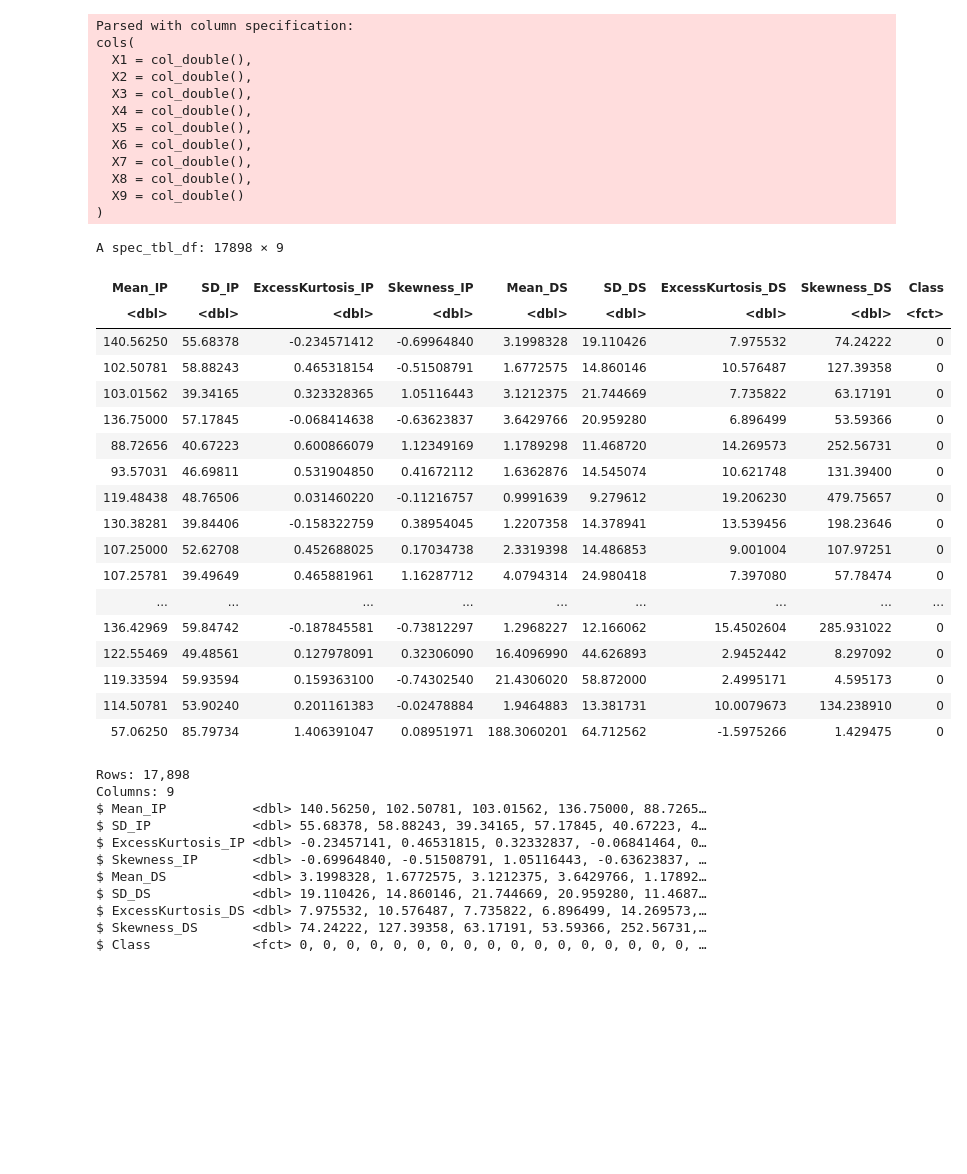
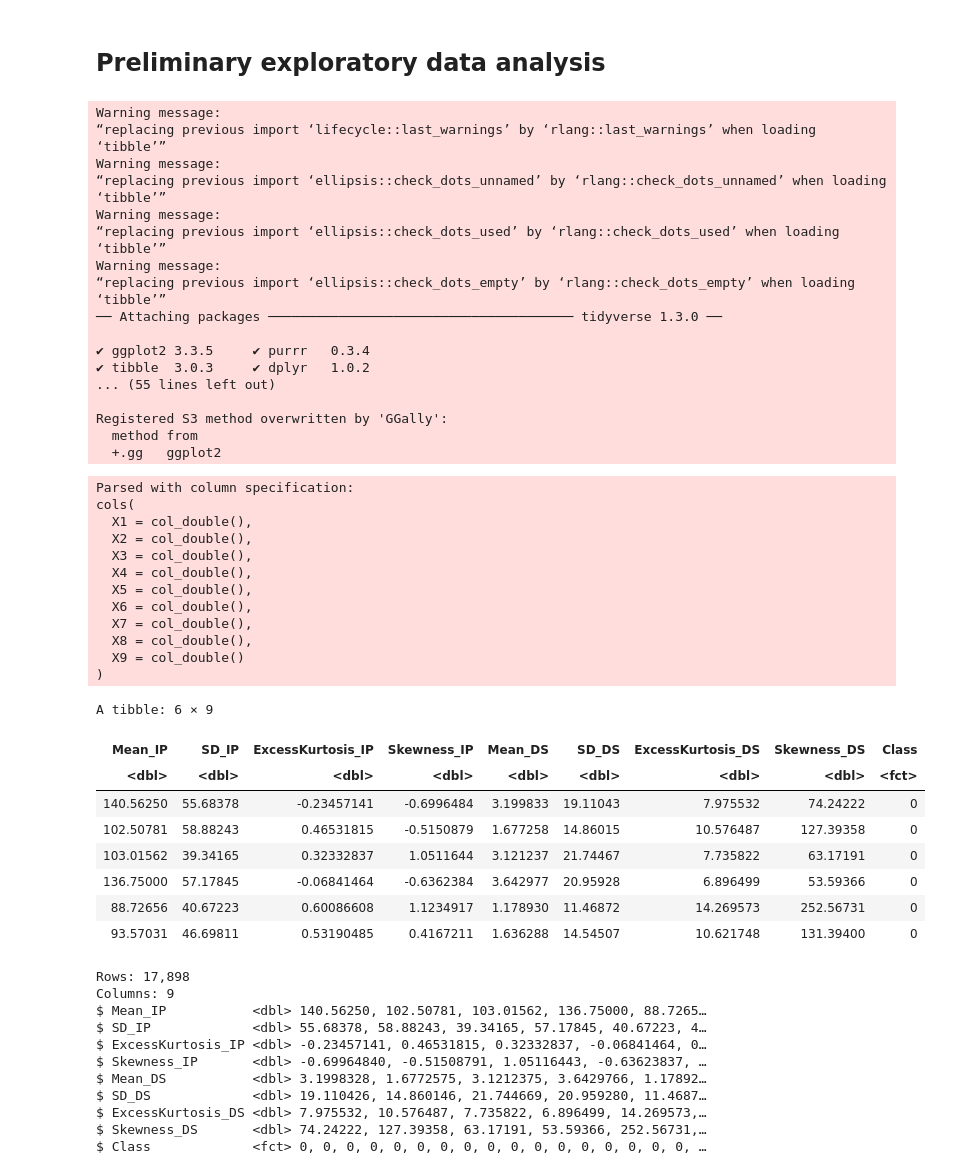
Before and after one commit to JeanetteOfficial/DSCI100_GroupProject_006_1, a Jupyter notebook: projectproposal.ipynb, the cells around one changed output. Cells and saved outputs as stored; diff of their text form; code cells hidden in the pictures; blank space fills up the shorter version.

Commit message:
Preliminary exploratory data analysis

```diff
--- a/projectproposal.ipynb
+++ b/projectproposal.ipynb
@@ -22,2 +20,28 @@ Warning message:
+# %% [markdown]
+# <font size="5"> Preliminary exploratory data analysis
+# %%
+# load packages
+library(tidyverse)
+library(tidymodels)
+install.packages("GGally")
+library("GGally")
+# %% [output]
+Warning message:
+“replacing previous import ‘lifecycle::last_warnings’ by ‘rlang::last_warnings’ when loading ‘tibble’”
+Warning message:
+“replacing previous import ‘ellipsis::check_dots_unnamed’ by ‘rlang::check_dots_unnamed’ when loading ‘tibble’”
+Warning message:
+“replacing previous import ‘ellipsis::check_dots_used’ by ‘rlang::check_dots_used’ when loading ‘tibble’”
+Warning message:
+“replacing previous import ‘ellipsis::check_dots_empty’ by ‘rlang::check_dots_empty’ when loading ‘tibble’”
+── Attaching packages ─────────────────────────────────────── tidyverse 1.3.0 ──
+
+✔ ggplot2 3.3.5     ✔ purrr   0.3.4
+✔ tibble  3.0.3     ✔ dplyr   1.0.2
+... (55 lines left out)
+
+Registered S3 method overwritten by 'GGally':
+  method from
+  +.gg   ggplot2
 # %%
 set.seed(1)
@@ -26,49 +48,40 @@ set.seed(1)
 # %%
+#load the data; adding column names manually;
 pulsar_raw_data <- read_csv("data/HTRU_2.csv", col_names = FALSE)
 pulsar_raw_data <-rename(pulsar_raw_data,
        Mean_IP = X1,
        SD_IP = X2,
        ExcessKurtosis_IP = X3,
        Skewness_IP = X4,
        Mean_DS = X5,
        SD_DS = X6,
        ExcessKurtosis_DS = X7,
        Skewness_DS = X8,
        Class = X9) %>%
 mutate(Class = as_factor(Class))
-pulsar_raw_data
+head(pulsar_raw_data)
 # %% [output]
 Parsed with column specification:
 cols(
   X1 = col_double(),
   X2 = col_double(),
   X3 = col_double(),
   X4 = col_double(),
   X5 = col_double(),
   X6 = col_double(),
   X7 = col_double(),
   X8 = col_double(),
   X9 = col_double()
 )
-A spec_tbl_df: 17898 × 9
+A tibble: 6 × 9
 | Mean_IP | SD_IP | ExcessKurtosis_IP | Skewness_IP | Mean_DS | SD_DS | ExcessKurtosis_DS | Skewness_DS | Class |
 | <dbl> | <dbl> | <dbl> | <dbl> | <dbl> | <dbl> | <dbl> | <dbl> | <fct> |
-| 140.56250 | 55.68378 | -0.234571412 | -0.69964840 | 3.1998328 | 19.110426 | 7.975532 | 74.24222 | 0 |
-| 102.50781 | 58.88243 | 0.465318154 | -0.51508791 | 1.6772575 | 14.860146 | 10.576487 | 127.39358 | 0 |
-| 103.01562 | 39.34165 | 0.323328365 | 1.05116443 | 3.1212375 | 21.744669 | 7.735822 | 63.17191 | 0 |
-| 136.75000 | 57.17845 | -0.068414638 | -0.63623837 | 3.6429766 | 20.959280 | 6.896499 | 53.59366 | 0 |
-| 88.72656 | 40.67223 | 0.600866079 | 1.12349169 | 1.1789298 | 11.468720 | 14.269573 | 252.56731 | 0 |
-| 93.57031 | 46.69811 | 0.531904850 | 0.41672112 | 1.6362876 | 14.545074 | 10.621748 | 131.39400 | 0 |
-| 119.48438 | 48.76506 | 0.031460220 | -0.11216757 | 0.9991639 | 9.279612 | 19.206230 | 479.75657 | 0 |
-| 130.38281 | 39.84406 | -0.158322759 | 0.38954045 | 1.2207358 | 14.378941 | 13.539456 | 198.23646 | 0 |
-| 107.25000 | 52.62708 | 0.452688025 | 0.17034738 | 2.3319398 | 14.486853 | 9.001004 | 107.97251 | 0 |
-| 107.25781 | 39.49649 | 0.465881961 | 1.16287712 | 4.0794314 | 24.980418 | 7.397080 | 57.78474 | 0 |
-| ... | ... | ... | ... | ... | ... | ... | ... | ... |
-| 136.42969 | 59.84742 | -0.187845581 | -0.73812297 | 1.2968227 | 12.166062 | 15.4502604 | 285.931022 | 0 |
-| 122.55469 | 49.48561 | 0.127978091 | 0.32306090 | 16.4096990 | 44.626893 | 2.9452442 | 8.297092 | 0 |
-| 119.33594 | 59.93594 | 0.159363100 | -0.74302540 | 21.4306020 | 58.872000 | 2.4995171 | 4.595173 | 0 |
-| 114.50781 | 53.90240 | 0.201161383 | -0.02478884 | 1.9464883 | 13.381731 | 10.0079673 | 134.238910 | 0 |
-| 57.06250 | 85.79734 | 1.406391047 | 0.08951971 | 188.3060201 | 64.712562 | -1.5975266 | 1.429475 | 0 |
+| 140.56250 | 55.68378 | -0.23457141 | -0.6996484 | 3.199833 | 19.11043 | 7.975532 | 74.24222 | 0 |
+| 102.50781 | 58.88243 | 0.46531815 | -0.5150879 | 1.677258 | 14.86015 | 10.576487 | 127.39358 | 0 |
+| 103.01562 | 39.34165 | 0.32332837 | 1.0511644 | 3.121237 | 21.74467 | 7.735822 | 63.17191 | 0 |
+| 136.75000 | 57.17845 | -0.06841464 | -0.6362384 | 3.642977 | 20.95928 | 6.896499 | 53.59366 | 0 |
+| 88.72656 | 40.67223 | 0.60086608 | 1.1234917 | 1.178930 | 11.46872 | 14.269573 | 252.56731 | 0 |
+| 93.57031 | 46.69811 | 0.53190485 | 0.4167211 | 1.636288 | 14.54507 | 10.621748 | 131.39400 | 0 |
 # %%
 glimpse(pulsar_raw_data)
 # %% [output]
```
Also changed, not shown: parts of 42 cells of this notebook.
